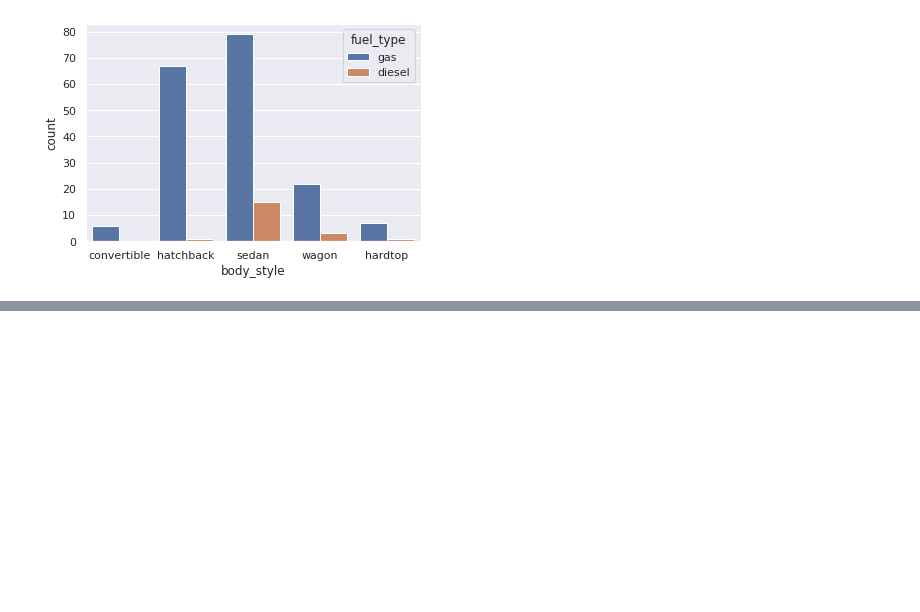
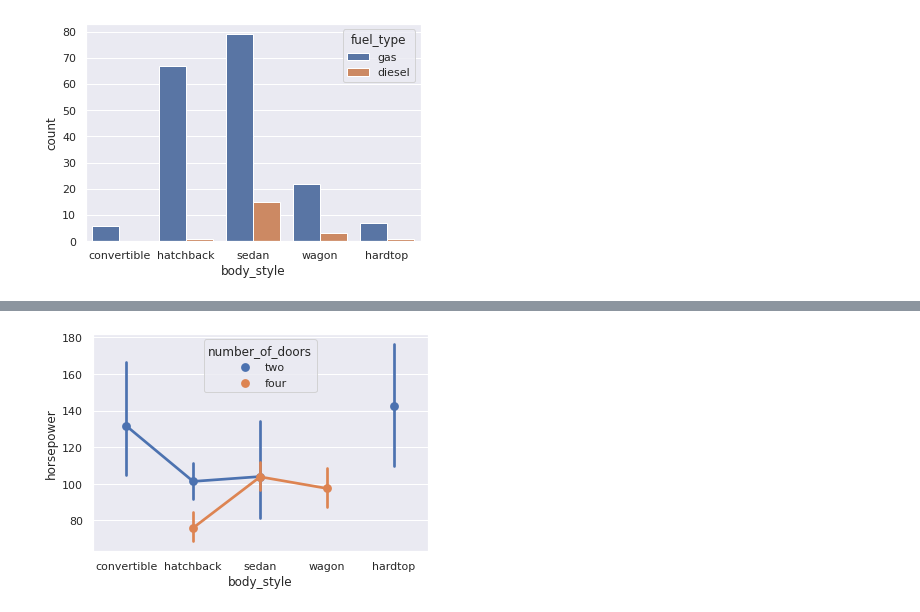
Before and after one commit to Iamsbharti/ML-AI, a Jupyter notebook: visualization/visulaization_p.ipynb, the cells around one changed output, grey strips where cells are left out. Saved outputs shown, nothing was run; the diff lists cells and outputs as text; code cells hidden in the pictures; blank space fills up the shorter version.

Commit message:
countplot & pointplot :rocket:

```diff
--- a/visualization/visulaization_p.ipynb
+++ b/visualization/visulaization_p.ipynb
@@ -124,0 +130,4 @@ sns.countplot(auto['body_style'],hue = auto['fuel_type']);
+# %%
+sns.pointplot(auto['body_style'],auto['horsepower'], hue = auto['number_of_doors']);
+# %% [output]
+[figure, added]
```
Also changed, not shown: parts of 1 cell of this notebook.
